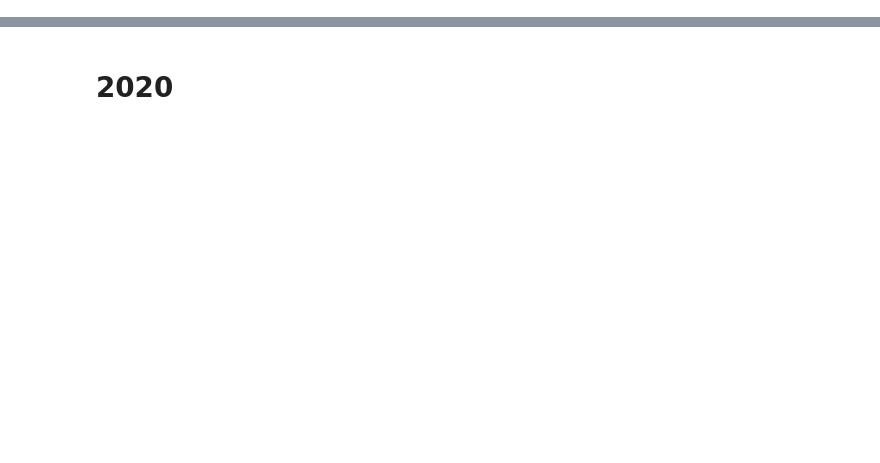
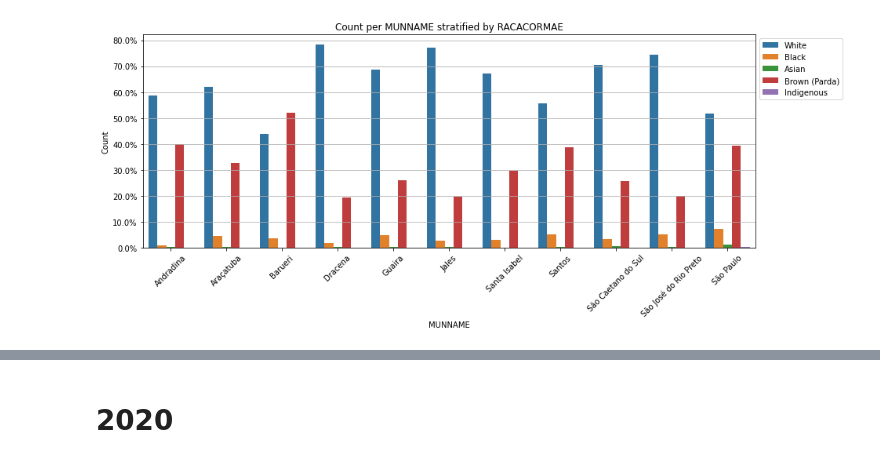
Before and after one commit to Kotzly/DS4H_Course, a Jupyter notebook: notebooks/DS4H_full.ipynb, the cells around one changed output, grey strips where cells are left out. Saved outputs shown, nothing was run; the diff lists cells and outputs as text; code cells hidden in the pictures; blank space fills up the shorter version.

```diff
--- a/notebooks/DS4H_full.ipynb
+++ b/notebooks/DS4H_full.ipynb
@@ -87,26 +178,0 @@ sns.barplot(data=pc, x=a, hue=b, y="percent")
-# %%
-import seaborn as sns
-import matplotlib.pyplot as plt
-
-def pct_plot(df, x_col, group_col, percentage=True, y_logscale=False):
-  plt.figure(figsize=(14, 5))
-  ax = plt.gca()
-  ax.grid()
-  if percentage:
-    pct2 = (100 * df.groupby([x_col, group_col]).size() / df.groupby([x_col]).size()).reset_index().rename({0:'percent'}, axis=1)
-    plot = sns.barplot(x=x_col, hue=group_col, y='percent', data=pct2, ax=ax)
-    ticks = ax.get_yticks()
-    if y_logscale:
-      ax.set_yscale("log")
-    ax.set_yticklabels([f"{x}%" for x in ticks])
-  else:
-    plot = sns.countplot(data=df, x=x_col, hue=group_col, ax=ax)
-    if y_logscale:
-      ax.set_yscale("log")
-
-  ax.legend(bbox_to_anchor=(1.0, 1), loc='upper left')
-  ax.set_xticklabels(ax.get_xticklabels(), rotation = 45)
-
-
-  plt.show()
-  plt.close()
@@ -117,3 +314,5 @@ pct_plot(df, "MUNNAME", "ESCMAE", percentage=True)
 # %%
-pct_plot(df, "MUNNAME", "RACACOR", percentage=True)
+pct_plot(df, "MUNNAME", "RACACORMAE", percentage=True)
+# %% [output]
+[figure, added]
 # %%
```
Also changed, not shown: parts of 28 cells of this notebook.
